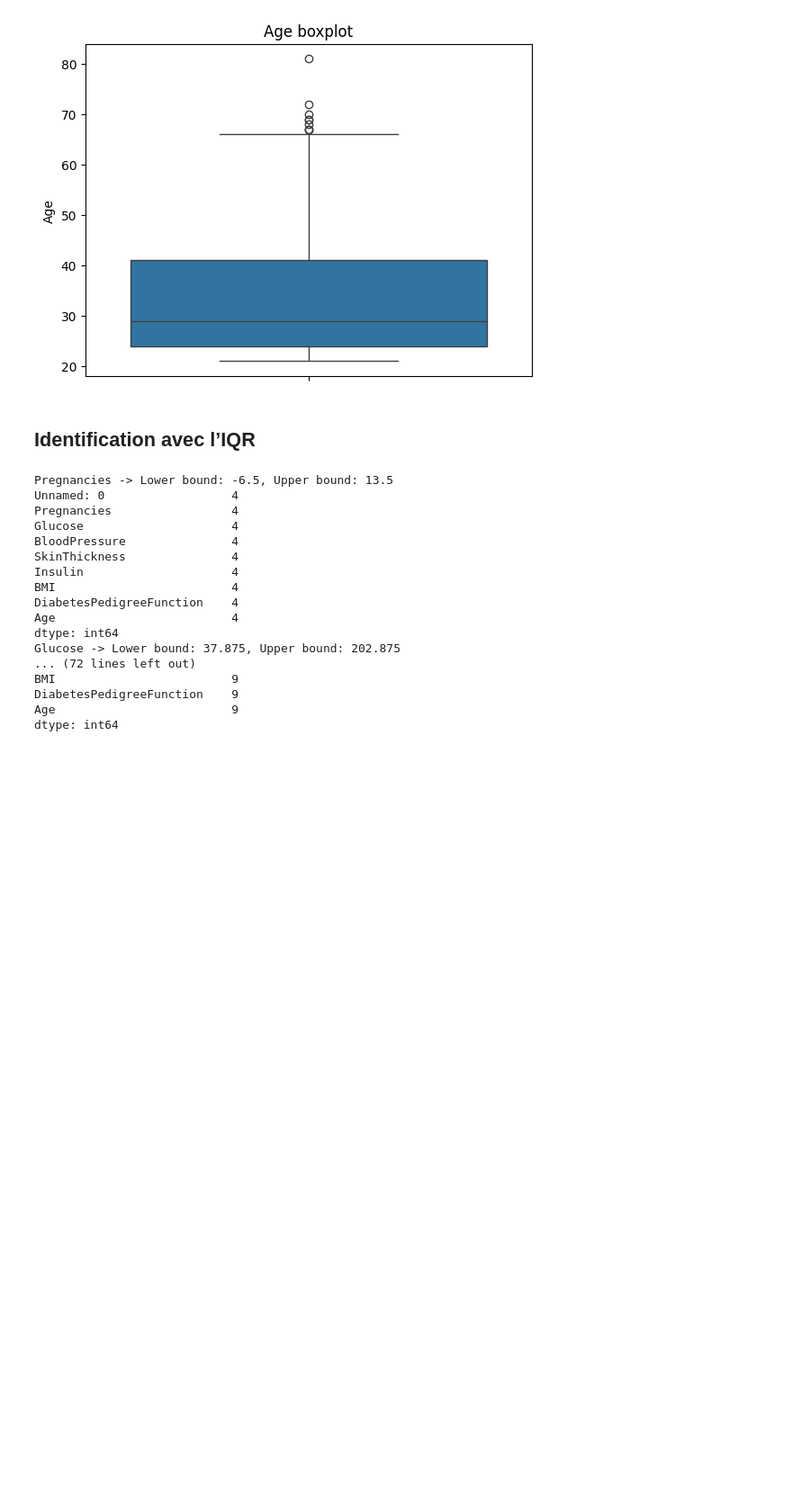
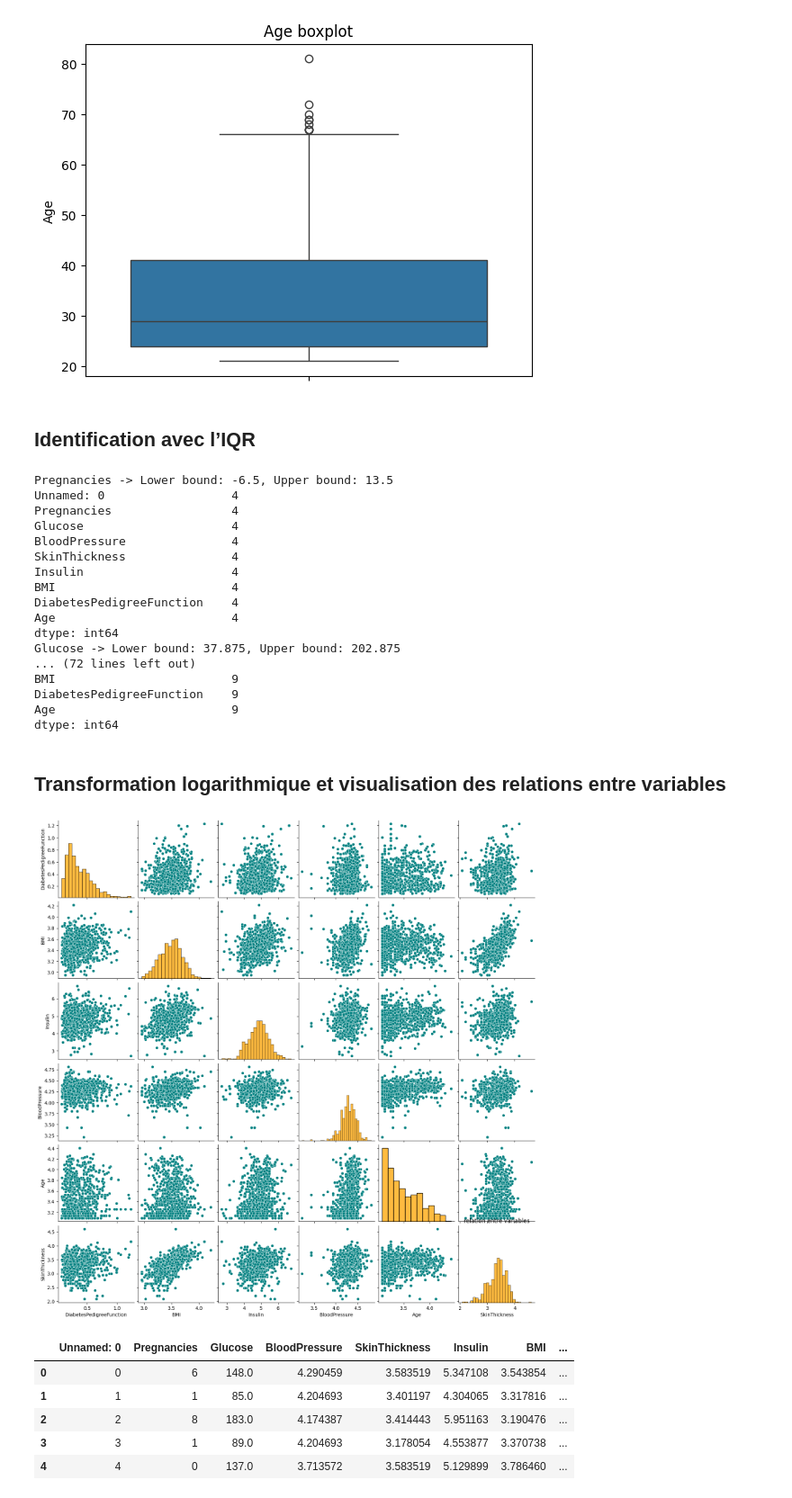
Before and after one commit to bouchta65/DiabetesTrackAI, a Jupyter notebook: src/2_preprocessing.ipynb, the cells around one changed output. Shown at 90% size. Saved outputs shown, nothing was run; the diff lists cells and outputs as text; code cells hidden in the pictures; blank space fills up the shorter version.

Commit message:
Application de la transformation logarithmique et visualisation des relations entre variables avec pairplot

```diff
--- a/src/2_preprocessing.ipynb
+++ b/src/2_preprocessing.ipynb
@@ -133,3 +133,25 @@ BMI                         9
 DiabetesPedigreeFunction    9
 Age                         9
 dtype: int64
+# %% [markdown]
+## Transformation logarithmique et visualisation des relations entre variables
+# %%
+import numpy as np
+
+content_outliers = ["DiabetesPedigreeFunction","BMI","Insulin","BloodPressure","Age","SkinThickness"]
+content2 = content.copy()
+for i,col in enumerate(content_outliers,1):
+    content2[col] = np.log1p(content2[col])
+
+sbn.pairplot(content2[content_outliers],plot_kws={'color':'teal'},diag_kws={'color':'orange'})
+mpt.title("relation entre variables")
+mpt.show()
+content2.head()
+# %% [output]
+[figure, added]
+|  | Unnamed: 0 | Pregnancies | Glucose | BloodPressure | SkinThickness | Insulin | BMI | ... |
+| 0 | 0 | 6 | 148.0 | 4.290459 | 3.583519 | 5.347108 | 3.543854 | ... |
+| 1 | 1 | 1 | 85.0 | 4.204693 | 3.401197 | 4.304065 | 3.317816 | ... |
+| 2 | 2 | 8 | 183.0 | 4.174387 | 3.414443 | 5.951163 | 3.190476 | ... |
+| 3 | 3 | 1 | 89.0 | 4.204693 | 3.178054 | 4.553877 | 3.370738 | ... |
+| 4 | 4 | 0 | 137.0 | 3.713572 | 3.583519 | 5.129899 | 3.786460 | ... |
```
